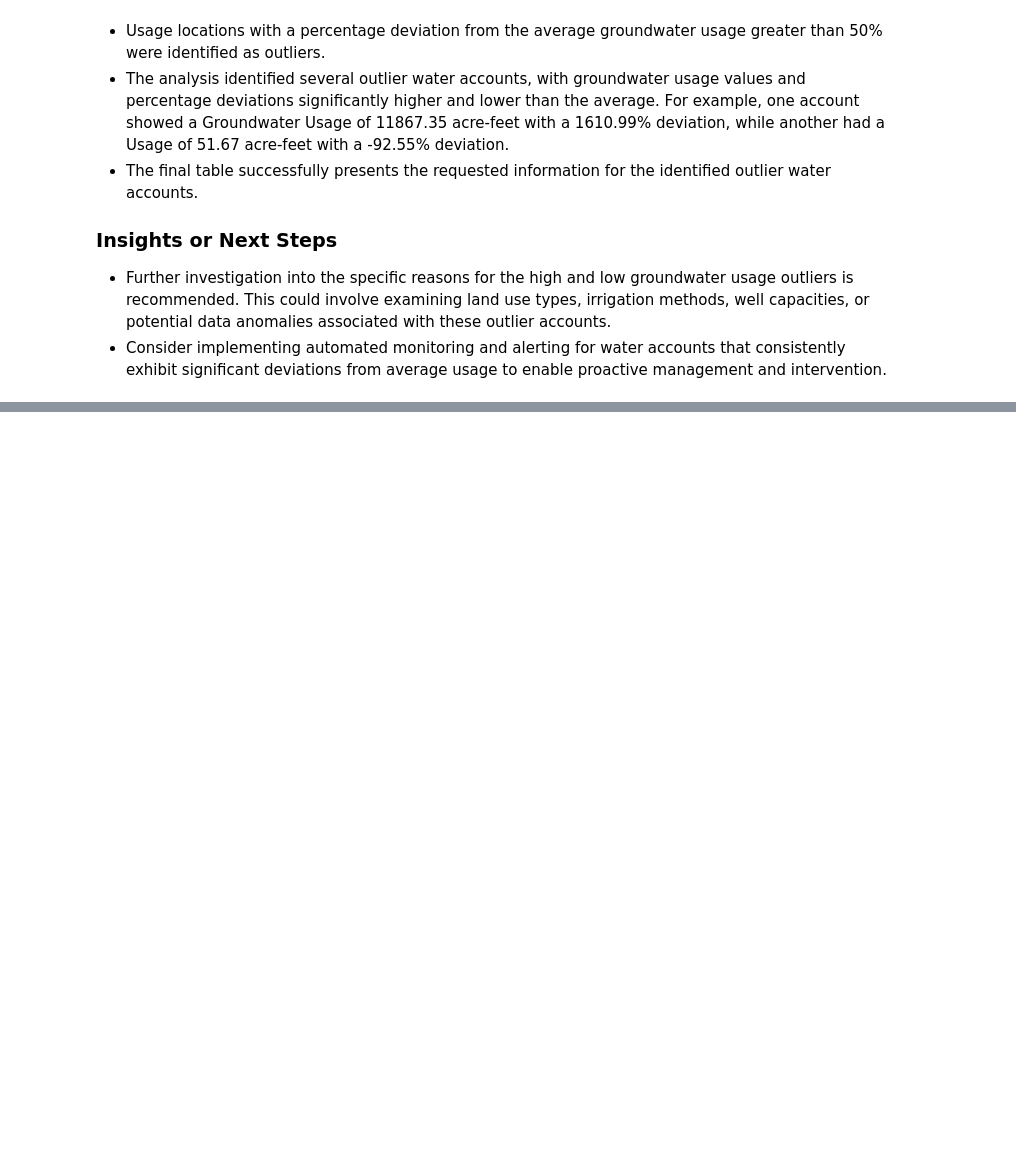
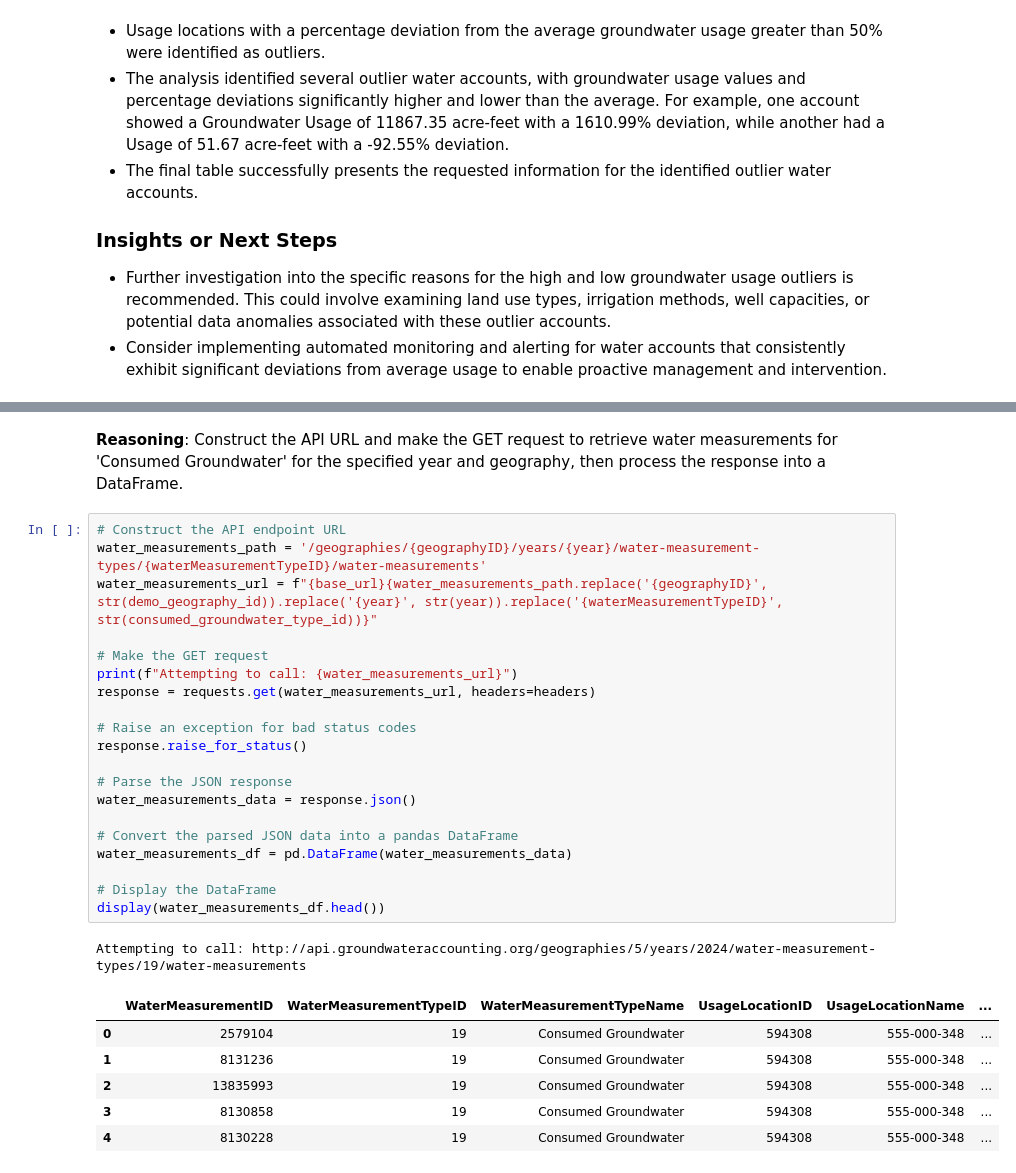
Before and after one commit to esassoc/qanat-community, a Jupyter notebook: Qanat.CommunityAPI/Examples/hackathon_2025_Use_Case_3.ipynb, the cells around one changed output, grey strips where cells are left out. Drawn from its saved outputs; the diff is of its cells as text; blank space fills up the shorter version.

```diff
--- a/Qanat.CommunityAPI/Examples/hackathon_2025_Use_Case_3.ipynb
+++ b/Qanat.CommunityAPI/Examples/hackathon_2025_Use_Case_3.ipynb
@@ -614,0 +507,31 @@ display(outlier_summary_table)
+# %% [markdown]
+**Reasoning**:
+Construct the API URL and make the GET request to retrieve water measurements for 'Consumed Groundwater' for the specified year and geography, then process the response into a DataFrame.
+# %%
+# Construct the API endpoint URL
+water_measurements_path = '/geographies/{geographyID}/years/{year}/water-measurement-types/{waterMeasurementTypeID}/water-measurements'
+water_measurements_url = f"{base_url}{water_measurements_path.replace('{geographyID}', str(demo_geography_id)).replace('{year}', str(year)).replace('{waterMeasurementTypeID}', str(consumed_groundwater_type_id))}"
+
+# Make the GET request
+print(f"Attempting to call: {water_measurements_url}")
+response = requests.get(water_measurements_url, headers=headers)
+
+# Raise an exception for bad status codes
+response.raise_for_status()
+
+# Parse the JSON response
+water_measurements_data = response.json()
+
+# Convert the parsed JSON data into a pandas DataFrame
+water_measurements_df = pd.DataFrame(water_measurements_data)
+
+# Display the DataFrame
+display(water_measurements_df.head())
+# %% [output]
+Attempting to call: http://api.groundwateraccounting.org/geographies/5/years/2024/water-measurement-types/19/water-measurements
+|  | WaterMeasurementID | WaterMeasurementTypeID | WaterMeasurementTypeName | UsageLocationID | UsageLocationName | ... |
+| 0 | 2579104 | 19 | Consumed Groundwater | 594308 | 555-000-348 | ... |
+| 1 | 8131236 | 19 | Consumed Groundwater | 594308 | 555-000-348 | ... |
+| 2 | 13835993 | 19 | Consumed Groundwater | 594308 | 555-000-348 | ... |
+| 3 | 8130858 | 19 | Consumed Groundwater | 594308 | 555-000-348 | ... |
+| 4 | 8130228 | 19 | Consumed Groundwater | 594308 | 555-000-348 | ... |
```
Also changed, not shown: parts of 54 cells of this notebook.
